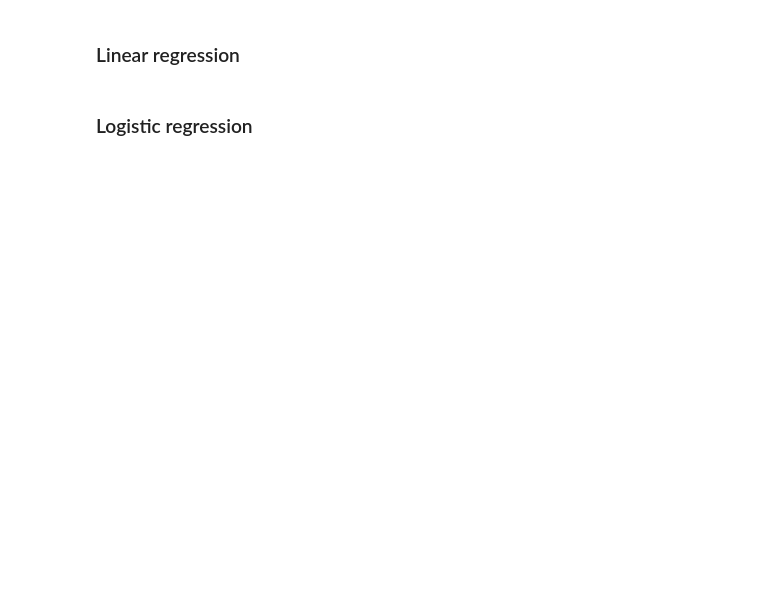
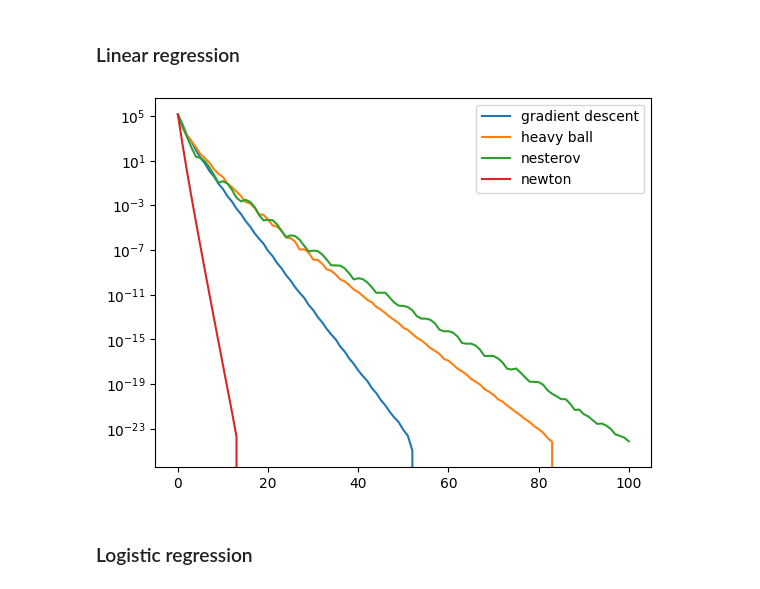
Before and after one commit to CallMeL/OML-hw, a Jupyter notebook: newtons_method.ipynb, the cells around one changed output. Drawn from its saved outputs; the diff is of its cells as text; code cells hidden in the pictures; blank space fills up the shorter version.

```diff
--- a/newtons_method.ipynb
+++ b/newtons_method.ipynb
@@ -207,20 +310,23 @@ x_star = np.array([-2.,0.])
 # %%
 from sklearn.datasets import make_regression
 
 def f(w):
     return np.linalg.norm(X @ w - y) ** 2 / len(X)
 
 def g(w):
     return 2 * X.T @ (X @ w - y) / len(X)
 
 def h(w):
-    return ...
+    return 2 * X.T @ X / len(X)
 
 X, y = make_regression(n_samples=1000, n_features=100, n_informative=40, random_state=0)
 x0 = np.zeros(100)
 
 x_star = np.linalg.lstsq(X, y, rcond=None)[0]
-...
+
+show_errors(x_star, x0, f, g, h)
+# %% [output]
+[figure, added]
 # %% [markdown]
 ### Logistic regression
 # %%
```
Also changed, not shown: parts of 10 cells of this notebook.
